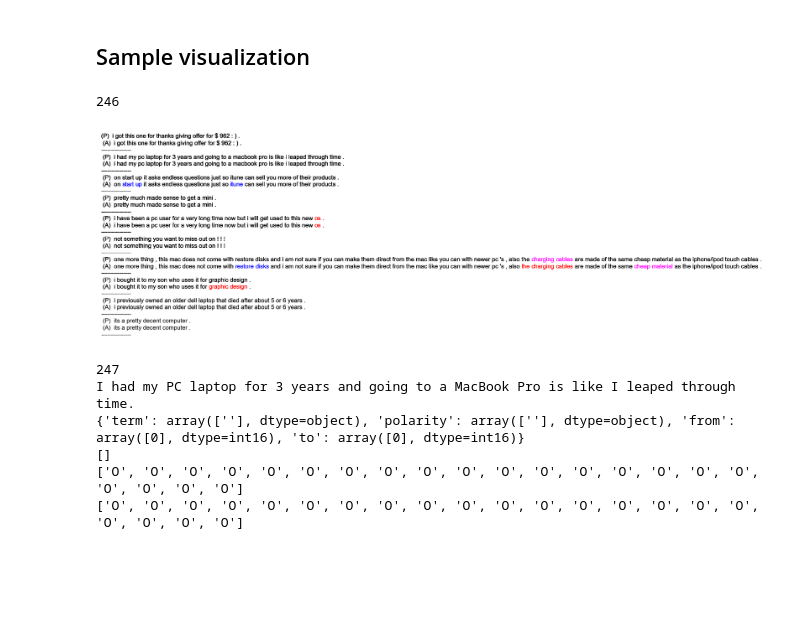
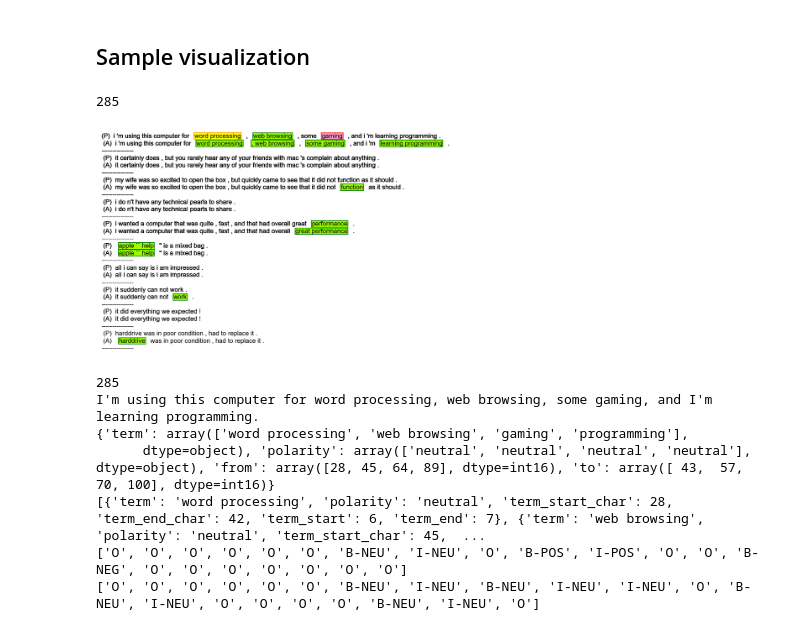
Before and after one commit to tnatvu/SentiLens, a Jupyter notebook: base_model.ipynb, the cells around one changed output. Drawn from its saved outputs; the diff is of its cells as text; code cells hidden in the pictures; blank space fills up the shorter version.

Commit message:
clean visualization

```diff
--- a/base_model.ipynb
+++ b/base_model.ipynb
@@ -145,5 +158,5 @@ def find_word_index(sentence, char_index):
 # %%
-def encode_BIO (x):
+def encode_BIO (x, sentiment_tag=False):
   '''  This function puts aspect's details into a dictionary, and multiple aspect as an array
 
   Parameter:
@@ -195,9 +208,11 @@ def encode_BIO (x):
 
   # text_token = [re.sub('[^\w,\d,\s]', ' ', x.lower()) for x in text_token]
   # pos = pos_tagging(text_token)
+  sentiment_tag_map = {'neutral': '-NEU','conflict':'-NEU', 'positive':'-POS', 'negative':'-NEG'}
+  for k in pairs:
+    polarity = sentiment_tag_map[k['polarity']] if sentiment_tag == True else ''
 
-  for k in pairs:
-    aspect_encode = aspect_encode[:k['term_start']] + ['B'] + ['I'] * (k['term_end'] - k['term_start']) + aspect_encode[k['term_end'] + 1:]
+    aspect_encode = aspect_encode[:k['term_start']] + [f'B{polarity}'] + [f'I{polarity}'] * (k['term_end'] - k['term_start']) + aspect_encode[k['term_end'] + 1:]
 
   # enclosed_aspect_encode = list(zip(text_token, pos, aspect_encode))
 
@@ -214,6 +229,7 @@ def word2features(sent, i, window_size=5):
     features = {
         'word.lower()': word.lower(), # word
         'word.index()': i,
+        'word.reverseindex()': len(sent) - 1 - i, # reverse index - nth word from end of sentence
         'word.pos': pos[i],
         'word.isstopword()': word in en_stop_words,
         'word[-3:]': word[-3:], # last 4 char
@@ -261,8 +277,8 @@ def word2features(sent, i, window_size=5):
 def sent2features(sent, window_size=5):
     return [word2features(sent, i, window_size) for i in range(len(sent))]
 # %%
-df_train[['pairs','text_token','aspect_encode']] = df_train.apply(lambda x: encode_BIO(x), axis=1)
-df_val[['pairs','text_token','aspect_encode']] = df_val.apply(lambda x: encode_BIO(x), axis=1)
+df_train[['pairs','text_token','aspect_encode']] = df_train.apply(lambda x: encode_BIO(x, True), axis=1)
+df_val[['pairs','text_token','aspect_encode']] = df_val.apply(lambda x: encode_BIO(x, True), axis=1)
 # %%
 X_train = [sent2features(sentence, 5) for sentence in df_train['text_token']]
 y_train = df_train['aspect_encode']
@@ -462,18 +538,18 @@ def vizualize_samples (sentences, pred_tags, tags = None):
     plt.axis('off')
 # %%
 samples = 10
-integer = random.randint(0,500)
+integer = 285 #random.randint(0,500)
 tags = y_val[integer:integer+samples].array
 pred_tags = crf_model.predict(X_val[integer:integer+samples])
 sentences = [[x['word.lower()'] for x in sentence] for sentence in X_val[integer:integer+samples]]
 
 print(integer)
 vizualize_samples(sentences, pred_tags, tags)
 # %% [output]
-246
+285
-[figure, old version]
+[figure, new version]
 # %%
-i = 1
+i = 0
 nth = integer + i
 print(nth)
 print(df_val.iloc[nth]['text'])
@@ -482,15 +558,16 @@ print(df_val.iloc[nth]['aspects'])
 
 print(df_val.iloc[nth]['pairs'])
 
+print(pred_tags[i])
 print(tags[i])
-print(pred_tags[i])
 # %% [output]
-247
-I had my PC laptop for 3 years and going to a MacBook Pro is like I leaped through time.
-{'term': array([''], dtype=object), 'polarity': array([''], dtype=object), 'from': array([0], dtype=int16), 'to': array([0], dtype=int16)}
-[]
-['O', 'O', 'O', 'O', 'O', 'O', 'O', 'O', 'O', 'O', 'O', 'O', 'O', 'O', 'O', 'O', 'O', 'O', 'O', 'O', 'O']
-['O', 'O', 'O', 'O', 'O', 'O', 'O', 'O', 'O', 'O', 'O', 'O', 'O', 'O', 'O', 'O', 'O', 'O', 'O', 'O', 'O']
+285
+I'm using this computer for word processing, web browsing, some gaming, and I'm learning programming.
+{'term': array(['word processing', 'web browsing', 'gaming', 'programming'],
+      dtype=object), 'polarity': array(['neutral', 'neutral', 'neutral', 'neutral'], dtype=object), 'from': array([28, 45, 64, 89], dtype=int16), 'to': array([ 43,  57,  70, 100], dtype=int16)}
+[{'term': 'word processing', 'polarity': 'neutral', 'term_start_char': 28, 'term_end_char': 42, 'term_start': 6, 'term_end': 7}, {'term': 'web browsing', 'polarity': 'neutral', 'term_start_char': 45,  ...
+['O', 'O', 'O', 'O', 'O', 'O', 'B-NEU', 'I-NEU', 'O', 'B-POS', 'I-POS', 'O', 'O', 'B-NEG', 'O', 'O', 'O', 'O', 'O', 'O', 'O']
+['O', 'O', 'O', 'O', 'O', 'O', 'B-NEU', 'I-NEU', 'B-NEU', 'I-NEU', 'I-NEU', 'O', 'B-NEU', 'I-NEU', 'O', 'O', 'O', 'O', 'B-NEU', 'I-NEU', 'O']
 # %%
 # Test the model with new data
 sample = pd.Series(['I was pleasantly surprised by the quality of this laptop for the money. '
```
Also changed, not shown: parts of 18 cells of this notebook.
